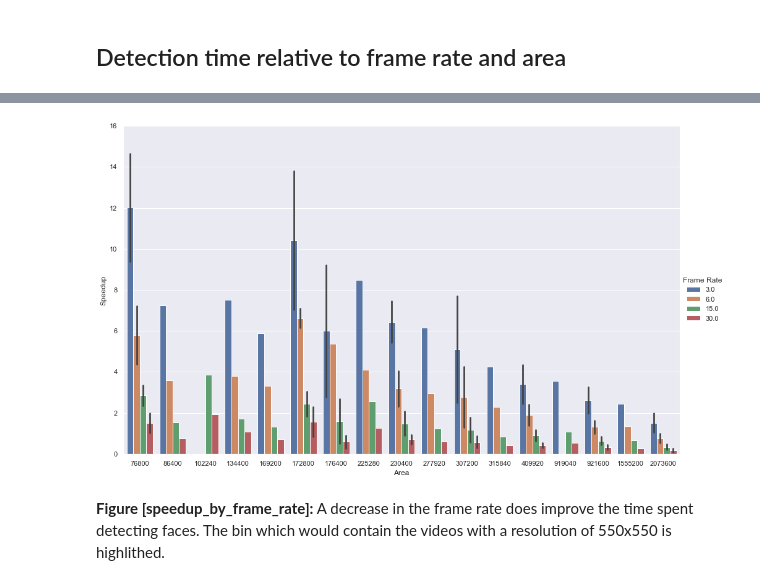
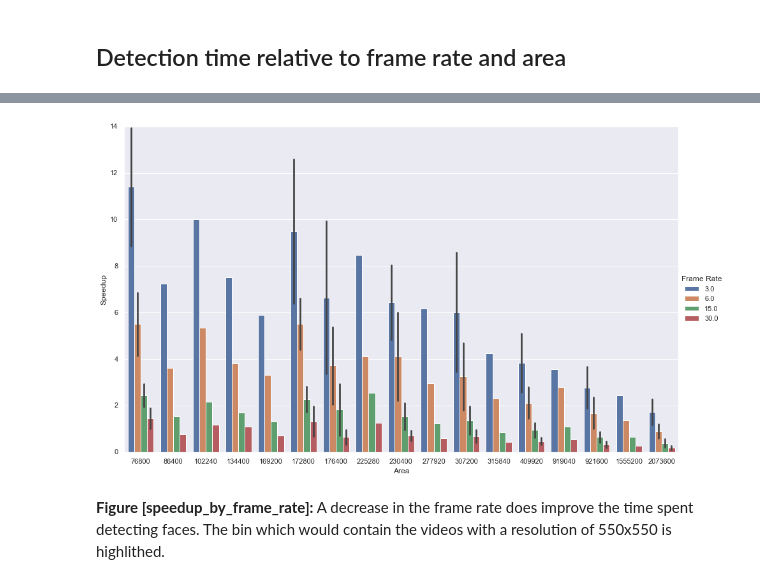
Before and after one commit to segonzal/chiletv, a Jupyter notebook: analysis/face_detection_analysis.ipynb, the cells around one changed output, grey strips where cells are left out. Saved outputs shown, nothing was run; the diff lists cells and outputs as text; code cells hidden in the pictures.

Commit message:
Add face area graphs

```diff
--- a/analysis/face_detection_analysis.ipynb
+++ b/analysis/face_detection_analysis.ipynb
@@ -71,2 +22,30 @@ df.describe()
+# %%
+def read_data(folders, detection_path, data_fn):
+    path = Path(detection_path)
+    files = [path / folder for folder in folders]
+    files = [folder.glob(r'*.detections.json') for folder in files]
+    files = list(chain(*files))
+    loop = tqdm(files)
+    for file in loop:
+        with file.open('r', encoding='utf8') as fp:
+            try:
+                obj = json.load(fp)
+            except json.JSONDecodeError as err:
+                loop.write('ERROR:', file)
+                continue
+            for row in data_fn(file, obj):
+                yield row
 # %% [markdown]
 ## Detection time relative to frame rate and area
+# %%
+def get_data(file, obj):
+    yield {
+        'video_id': file.name[:file.name.index('.')],
+        'frame_rate': obj['frame_rate'],
+        'area': obj['width'] * obj['height'],
+        'speedup': obj['video_length'] / obj['detection_length'],
+        'batch_size': obj['batch_size'],
+    }
+
+df1 = pd.DataFrame(read_data(['S1-none@3FPS', 'S1-none@6FPS', 'S1-none@15FPS', 'S1-none@30FPS'], DETECTION_PATH, get_data))
+df1.head()
@@ -73,17 +59,11 @@ df.describe()
 # %%
-# Pick only test samples where frame_scale==1 and max_frame_size == None
-_df = df.where(df['frame_scale']==1 & df['max_frame_size'].isna())
-
-_df['area'] = _df['width'] * _df['height']
-_df['speedup'] = _df['video_length'] / _df['detection_length']
-
-g = sns.catplot(data=_df, kind='bar', x='area', y='speedup', hue='frame_rate', ci='sd', height=8.27, aspect=1.618)
+g = sns.catplot(data=df1, kind='bar', x='area', y='speedup', hue='frame_rate', ci='sd', height=8, aspect=1.618)
 g._legend.set_title('Frame Rate')
 g.set(xlabel='Area', ylabel='Speedup')
 
 plt.savefig('images/speedup_by_frame_rate.svg', bbox_inches='tight')
 plt.savefig('images/speedup_by_frame_rate.png', bbox_inches='tight')
 # %% [output]
-[figure, old version]
+[figure, new version]
 # %% [markdown]
 **Figure \[speedup_by_frame_rate]:** A decrease in the frame rate does improve the time spent detecting faces. The bin which would contain the videos with a resolution of 550x550 is highlithed.
```
Also changed, not shown: parts of 13 cells of this notebook, 2 other files.
